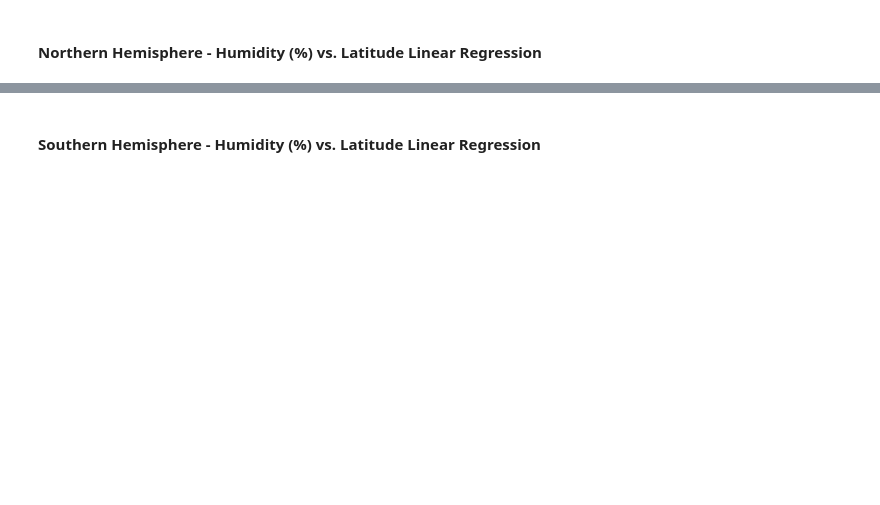
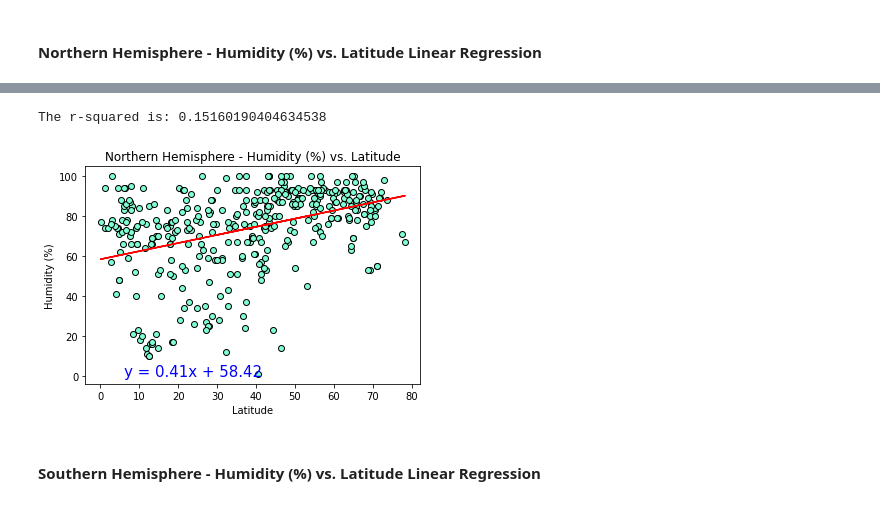
Before and after one commit to alagnevall/python-api-challenge, a Jupyter notebook: WeatherPy/WeatherPy.ipynb, the cells around one changed output, grey strips where cells are left out. Cells and saved outputs as stored; diff of their text form; code cells hidden in the pictures; blank space fills up the shorter version.

```diff
--- a/WeatherPy/WeatherPy.ipynb
+++ b/WeatherPy/WeatherPy.ipynb
@@ -319,2 +317,19 @@ The r-value is: 0.000543987878808455
+# %%
+x_values = northern_df['Lat']
+y_values = northern_df['Humidity']
+(slope, intercept, rvalue, pvalue, stderr) = linregress(x_values, y_values)
+regress_values = x_values * slope + intercept
+line_eq = "y = " + str(round(slope,2)) + "x + " + str(round(intercept,2))
+plt.scatter(x_values,y_values, facecolors='aquamarine', edgecolors='black')
+plt.plot(x_values,regress_values,"r-")
+plt.annotate(line_eq,(6,0),fontsize=15,color="blue")
+plt.xlabel('Latitude')
+plt.ylabel('Humidity (%)')
+plt.title('Northern Hemisphere - Humidity (%) vs. Latitude')
+print(f"The r-squared is: {rvalue**2}")
+plt.show()
+# %% [output]
+The r-squared is: 0.15160190404634538
+[figure, added]
 # %% [markdown]
 ####  Southern Hemisphere - Humidity (%) vs. Latitude Linear Regression
```
Also changed, not shown: parts of 24 cells of this notebook, 5 other files.
